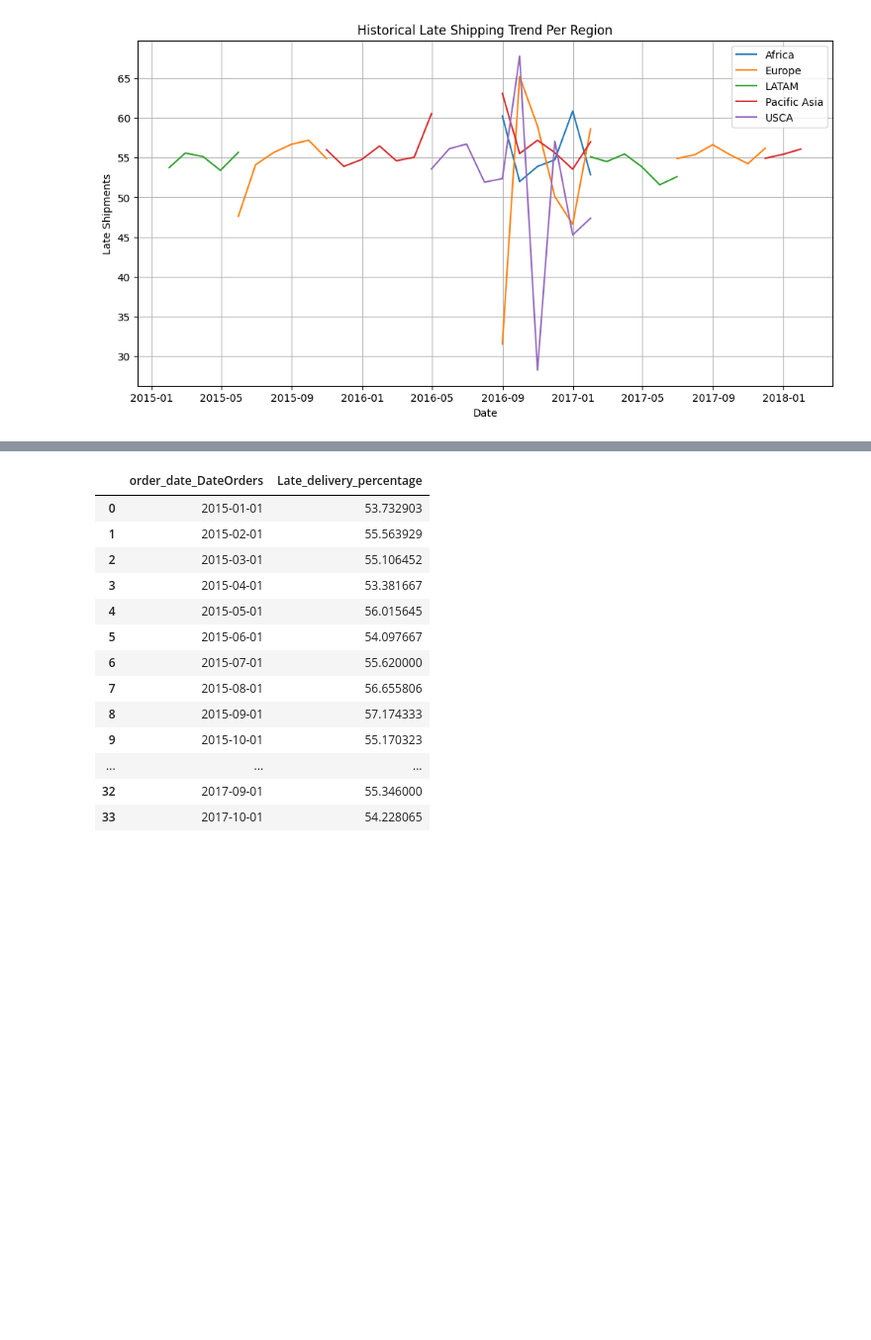
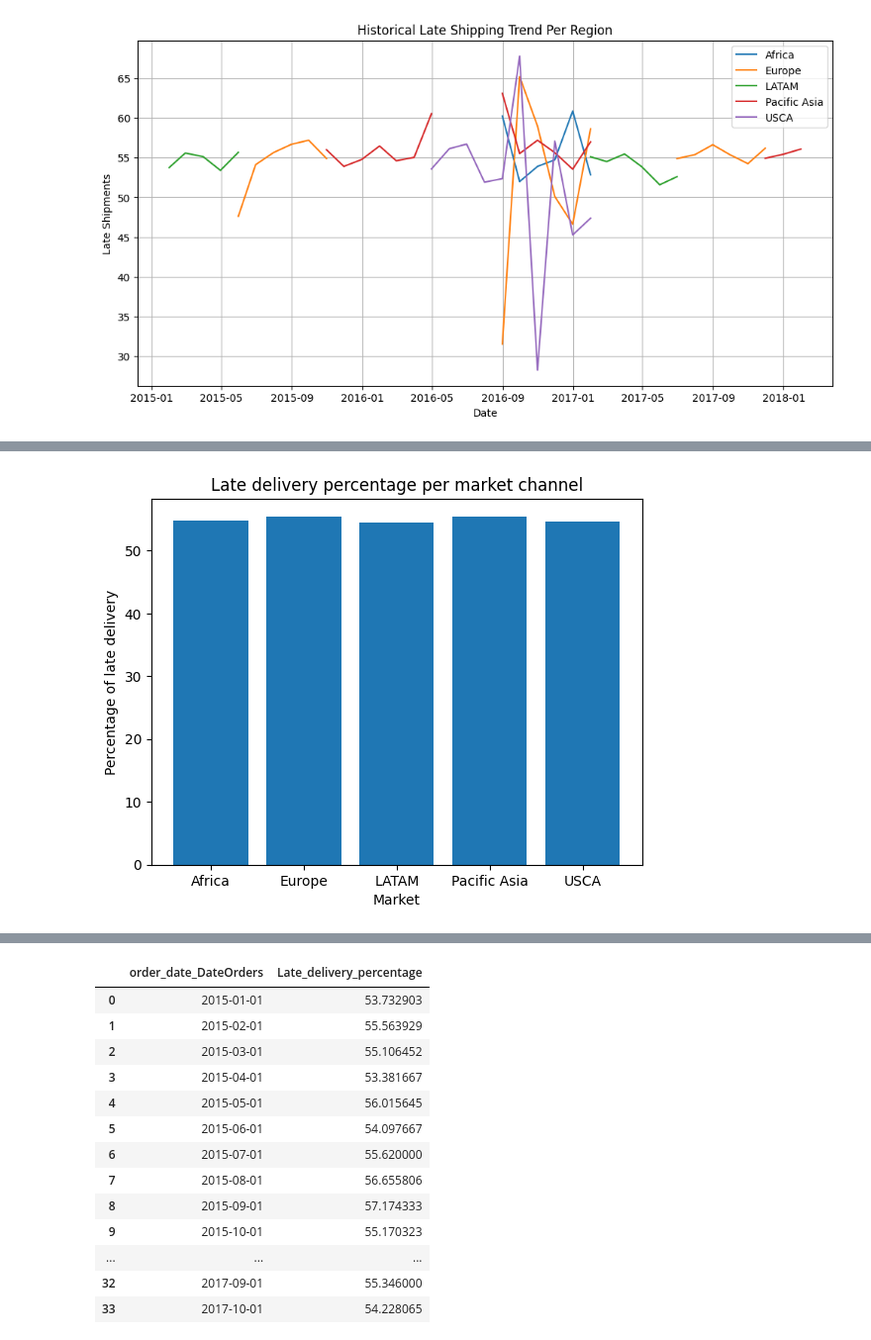
Before and after one commit to CCNY-Analytics-and-Quant/BA-F-2023-Steven-Fernandez-MD-Miah-Mohammed-Hussain, a Jupyter notebook: Final Project/python_code.ipynb, the cells around one changed output, grey strips where cells are left out. Shown at 99% size. Saved outputs shown, nothing was run; the diff lists cells and outputs as text; code cells hidden in the pictures; blank space fills up the shorter version.

```diff
--- a/Final Project/python_code.ipynb
+++ b/Final Project/python_code.ipynb
@@ -1029,0 +1170,2 @@ plt.show()
+# %%
+shipping_late_market = shipping_late_time[shipping_late_time['Delivery_Status'] == 'Late delivery']
@@ -1029,0 +1181,4 @@ plt.show()
+# %%
+shipping_late_prct_market = pd.merge(shipping_late_market, shipping_sum, on= 'Market', how= 'inner')
+# %%
+shipping_late_prct_market.rename(columns= {'Count_x': 'Count_late', 'Count_y': 'Count_sum'}, inplace= True)
@@ -1029,0 +1194,2 @@ plt.show()
+# %%
+shipping_late_prct_market['Late_Prct'] = round((shipping_late_prct_market['Count_late'] / shipping_late_prct_market['Count_sum'])* 100, 2)
@@ -1029,0 +1205,8 @@ plt.show()
+# %%
+plt.bar(shipping_late_prct_market.Market, shipping_late_prct_market.Late_Prct)
+plt.title('Late delivery percentage per market channel')
+plt.xlabel('Market')
+plt.ylabel('Percentage of late delivery')
+plt.show()
+# %% [output]
+[figure, added]
```
Also changed, not shown: parts of 64 cells of this notebook.
